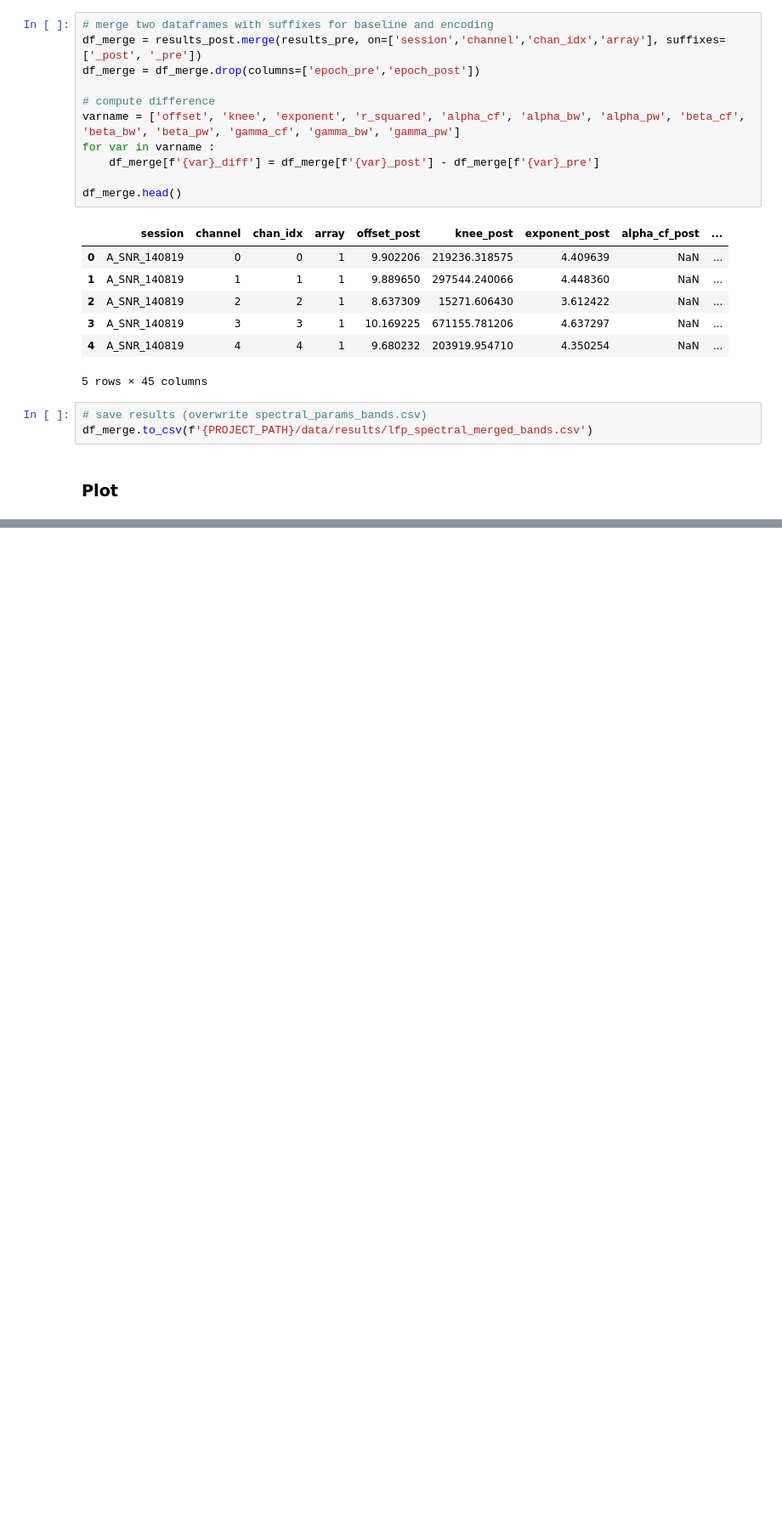
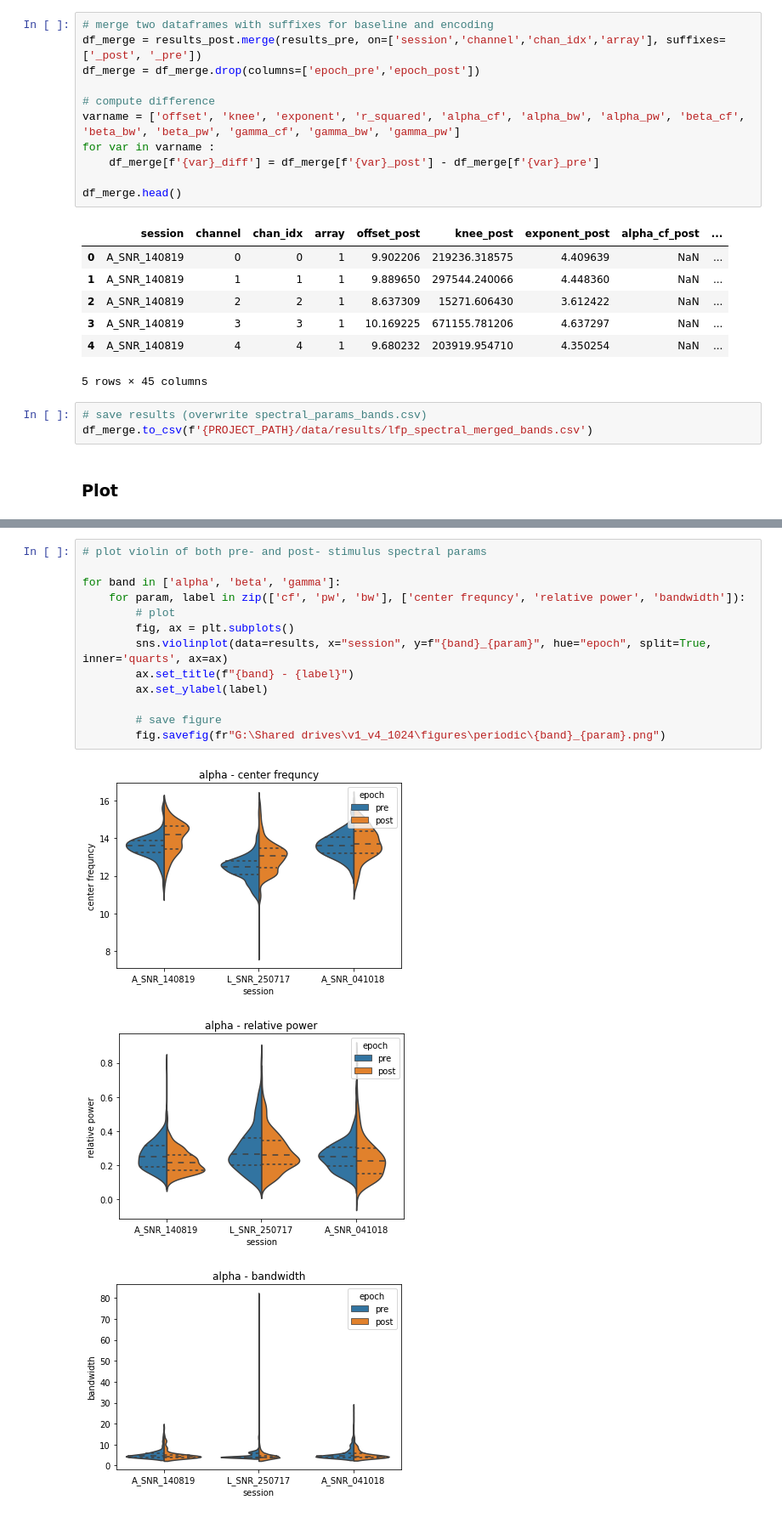
Before and after one commit to voytekresearch/v1_v4_1024_elec, a Jupyter notebook: notebooks/analyze_spectral_bands.ipynb, the cells around one changed output, grey strips where cells are left out. Shown: that part at 85% size. Drawn from its saved outputs; the diff is of its cells as text; blank space fills up the shorter version.

```diff
--- a/notebooks/analyze_spectral_bands.ipynb
+++ b/notebooks/analyze_spectral_bands.ipynb
@@ -73,0 +77,17 @@ for b in bands:
+# %%
+# plot violin of both pre- and post- stimulus spectral params
+
+for band in ['alpha', 'beta', 'gamma']:
+    for param, label in zip(['cf', 'pw', 'bw'], ['center frequncy', 'relative power', 'bandwidth']):
+        # plot
+        fig, ax = plt.subplots()
+        sns.violinplot(data=results, x="session", y=f"{band}_{param}", hue="epoch", split=True, inner='quarts', ax=ax)
+        ax.set_title(f"{band} - {label}")
+        ax.set_ylabel(label)
+
+        # save figure
+        fig.savefig(fr"G:\Shared drives\v1_v4_1024\figures\periodic\{band}_{param}.png")
+# %% [output]
+[figure, added]
+[figure, added]
+[figure, added]
```
Also changed, not shown: parts of 3 cells of this notebook.
